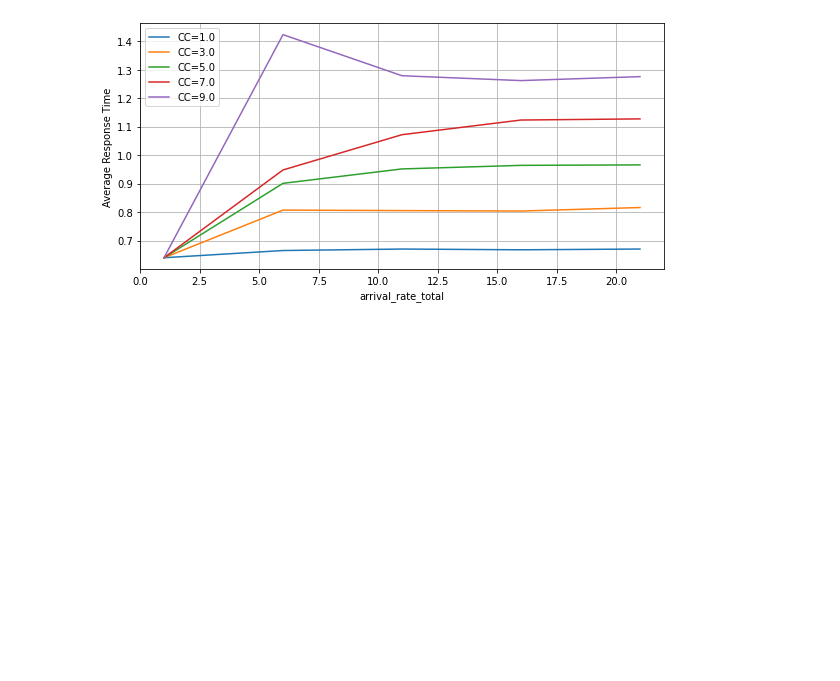
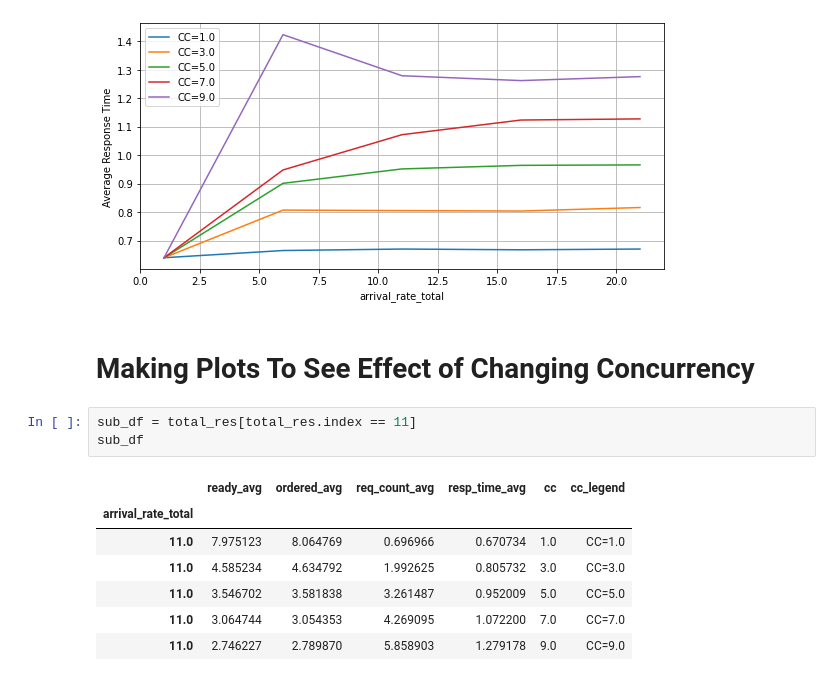
Before and after one commit to pacslab/conc-value-perf-modelling, a Jupyter notebook: model/04-workload-plots.ipynb, the cells around one changed output. Cells and saved outputs as stored; diff of their text form; blank space fills up the shorter version.

```diff
--- a/model/04-workload-plots.ipynb
+++ b/model/04-workload-plots.ipynb
@@ -192,3 +192,16 @@ plt.grid(True)
 # plt.xlim([0,20])
 # %% [output]
 [figure]
+# %% [markdown]
+# Making Plots To See Effect of Changing Concurrency
+# %%
+sub_df = total_res[total_res.index == 11]
+sub_df
+# %% [output]
+|  | ready_avg | ordered_avg | req_count_avg | resp_time_avg | cc | cc_legend |
+| arrival_rate_total |  |  |  |  |  |  |
+| 11.0 | 7.975123 | 8.064769 | 0.696966 | 0.670734 | 1.0 | CC=1.0 |
+| 11.0 | 4.585234 | 4.634792 | 1.992625 | 0.805732 | 3.0 | CC=3.0 |
+| 11.0 | 3.546702 | 3.581838 | 3.261487 | 0.952009 | 5.0 | CC=5.0 |
+| 11.0 | 3.064744 | 3.054353 | 4.269095 | 1.072200 | 7.0 | CC=7.0 |
+| 11.0 | 2.746227 | 2.789870 | 5.858903 | 1.279178 | 9.0 | CC=9.0 |
```
Also changed, not shown: parts of 1 cell of this notebook, 1 other file.
